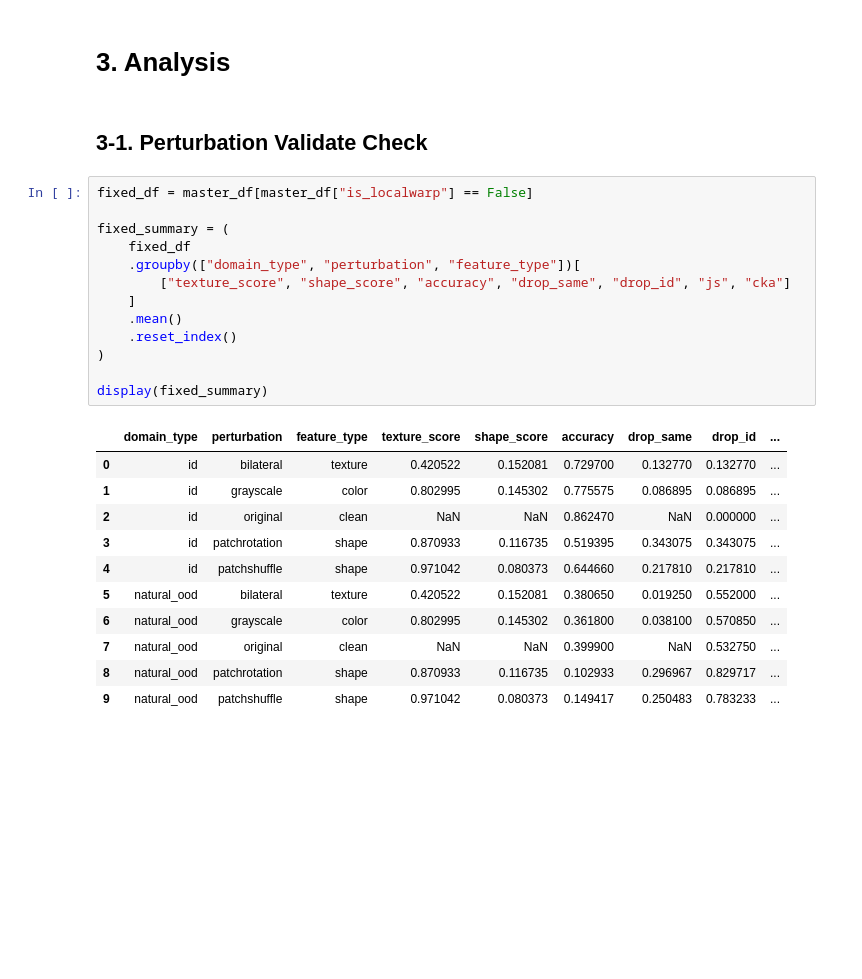
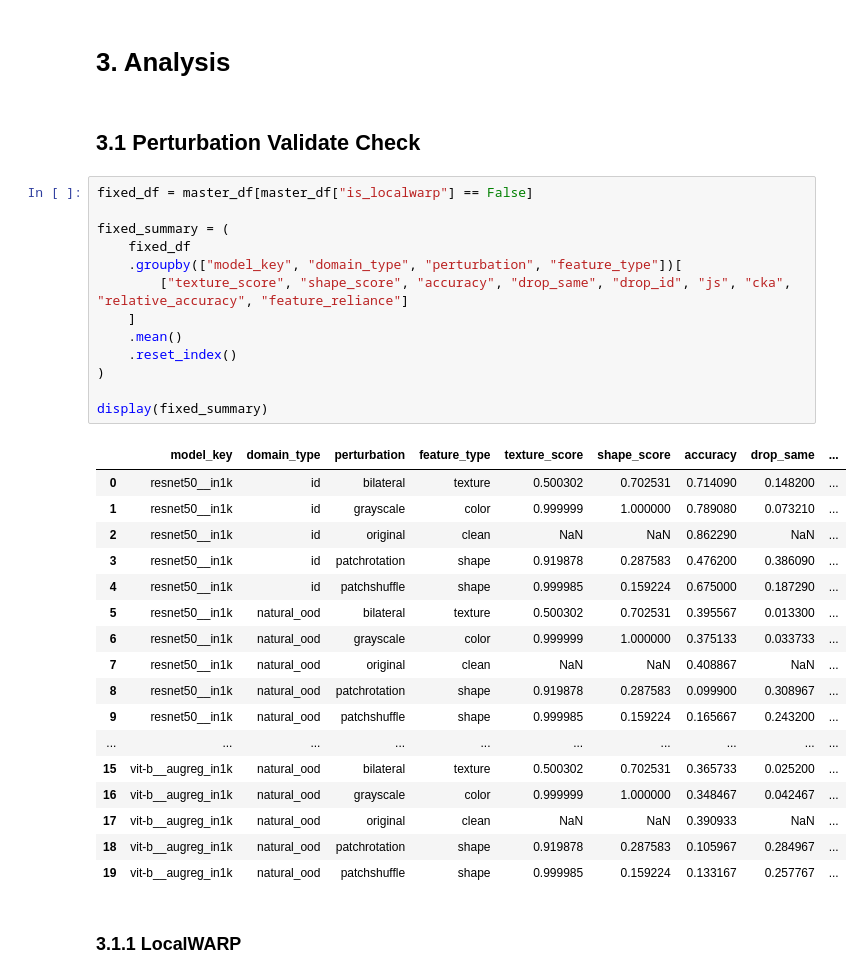
Before and after one commit to sdsdsdsdaf/Feature-Reliance, a Jupyter notebook: results_analysis.ipynb, the cells around one changed output. Saved outputs shown, nothing was run; the diff lists cells and outputs as text; blank space fills up the shorter version.

```diff
--- a/results_analysis.ipynb
+++ b/results_analysis.ipynb
@@ -698,32 +698,40 @@ dtype: int64
 # %% [markdown]
 # 3. Analysis
 # %% [markdown]
-## 3-1. Perturbation Validate Check
+## 3.1 Perturbation Validate Check
 # %%
 fixed_df = master_df[master_df["is_localwarp"] == False]
 
 fixed_summary = (
     fixed_df
-    .groupby(["domain_type", "perturbation", "feature_type"])[
-        ["texture_score", "shape_score", "accuracy", "drop_same", "drop_id", "js", "cka"]
+    .groupby(["model_key", "domain_type", "perturbation", "feature_type"])[
+        ["texture_score", "shape_score", "accuracy", "drop_same", "drop_id", "js", "cka", "relative_accuracy", "feature_reliance"]
     ]
     .mean()
     .reset_index()
 )
 
 display(fixed_summary)
 # %% [output]
-|  | domain_type | perturbation | feature_type | texture_score | shape_score | accuracy | drop_same | drop_id | ... |
-| 0 | id | bilateral | texture | 0.420522 | 0.152081 | 0.729700 | 0.132770 | 0.132770 | ... |
-| 1 | id | grayscale | color | 0.802995 | 0.145302 | 0.775575 | 0.086895 | 0.086895 | ... |
-| 2 | id | original | clean | NaN | NaN | 0.862470 | NaN | 0.000000 | ... |
-| 3 | id | patchrotation | shape | 0.870933 | 0.116735 | 0.519395 | 0.343075 | 0.343075 | ... |
-| 4 | id | patchshuffle | shape | 0.971042 | 0.080373 | 0.644660 | 0.217810 | 0.217810 | ... |
-| 5 | natural_ood | bilateral | texture | 0.420522 | 0.152081 | 0.380650 | 0.019250 | 0.552000 | ... |
-| 6 | natural_ood | grayscale | color | 0.802995 | 0.145302 | 0.361800 | 0.038100 | 0.570850 | ... |
-| 7 | natural_ood | original | clean | NaN | NaN | 0.399900 | NaN | 0.532750 | ... |
-| 8 | natural_ood | patchrotation | shape | 0.870933 | 0.116735 | 0.102933 | 0.296967 | 0.829717 | ... |
-| 9 | natural_ood | patchshuffle | shape | 0.971042 | 0.080373 | 0.149417 | 0.250483 | 0.783233 | ... |
+|  | model_key | domain_type | perturbation | feature_type | texture_score | shape_score | accuracy | drop_same | ... |
+| 0 | resnet50__in1k | id | bilateral | texture | 0.500302 | 0.702531 | 0.714090 | 0.148200 | ... |
+| 1 | resnet50__in1k | id | grayscale | color | 0.999999 | 1.000000 | 0.789080 | 0.073210 | ... |
+| 2 | resnet50__in1k | id | original | clean | NaN | NaN | 0.862290 | NaN | ... |
+| 3 | resnet50__in1k | id | patchrotation | shape | 0.919878 | 0.287583 | 0.476200 | 0.386090 | ... |
+| 4 | resnet50__in1k | id | patchshuffle | shape | 0.999985 | 0.159224 | 0.675000 | 0.187290 | ... |
+| 5 | resnet50__in1k | natural_ood | bilateral | texture | 0.500302 | 0.702531 | 0.395567 | 0.013300 | ... |
+| 6 | resnet50__in1k | natural_ood | grayscale | color | 0.999999 | 1.000000 | 0.375133 | 0.033733 | ... |
+| 7 | resnet50__in1k | natural_ood | original | clean | NaN | NaN | 0.408867 | NaN | ... |
+| 8 | resnet50__in1k | natural_ood | patchrotation | shape | 0.919878 | 0.287583 | 0.099900 | 0.308967 | ... |
+| 9 | resnet50__in1k | natural_ood | patchshuffle | shape | 0.999985 | 0.159224 | 0.165667 | 0.243200 | ... |
+| ... | ... | ... | ... | ... | ... | ... | ... | ... | ... |
+| 15 | vit-b__augreg_in1k | natural_ood | bilateral | texture | 0.500302 | 0.702531 | 0.365733 | 0.025200 | ... |
+| 16 | vit-b__augreg_in1k | natural_ood | grayscale | color | 0.999999 | 1.000000 | 0.348467 | 0.042467 | ... |
+| 17 | vit-b__augreg_in1k | natural_ood | original | clean | NaN | NaN | 0.390933 | NaN | ... |
+| 18 | vit-b__augreg_in1k | natural_ood | patchrotation | shape | 0.919878 | 0.287583 | 0.105967 | 0.284967 | ... |
+| 19 | vit-b__augreg_in1k | natural_ood | patchshuffle | shape | 0.999985 | 0.159224 | 0.133167 | 0.257767 | ... |
+# %% [markdown]
+### 3.1.1 LocalWARP
 # %%
 lw_df = master_df[master_df["is_localwarp"] == True]
 lw_summary = (
```
Also changed, not shown: parts of 22 cells of this notebook, 4 other files.
